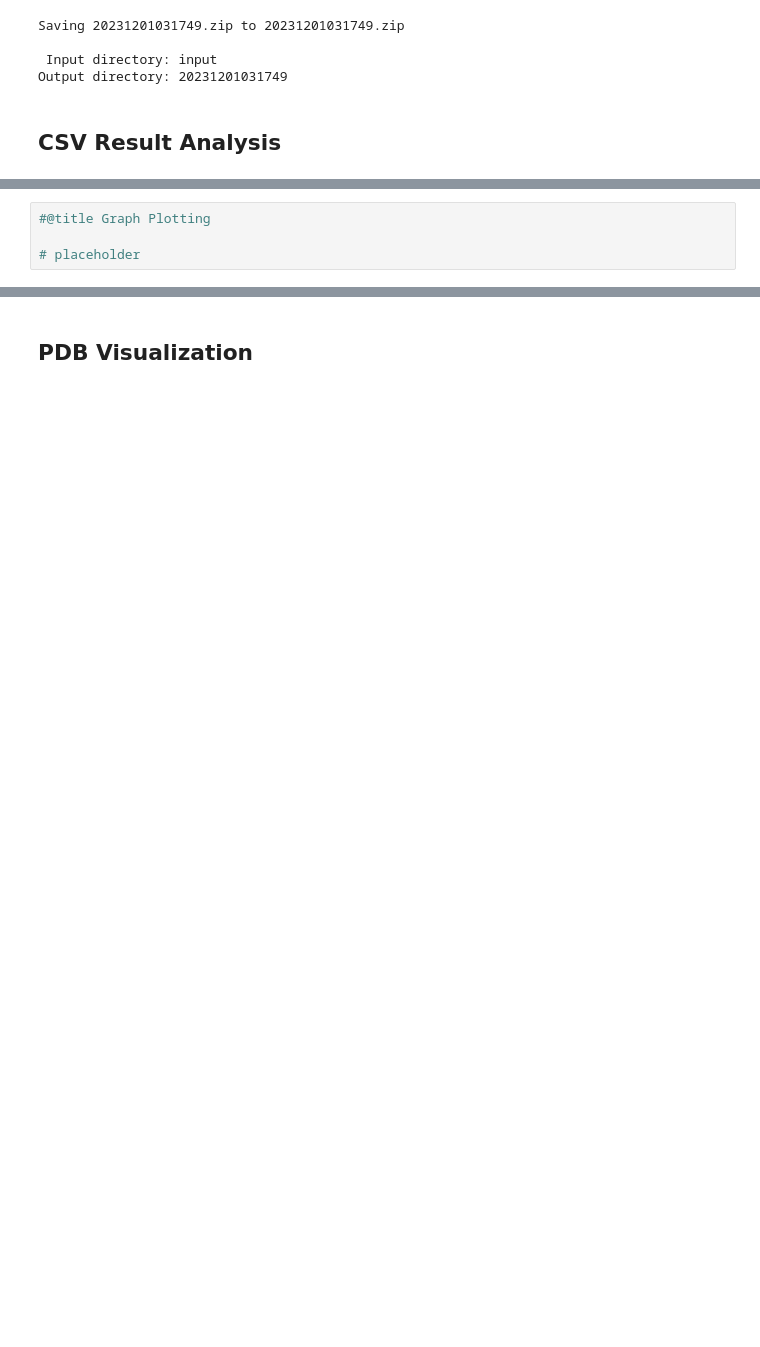
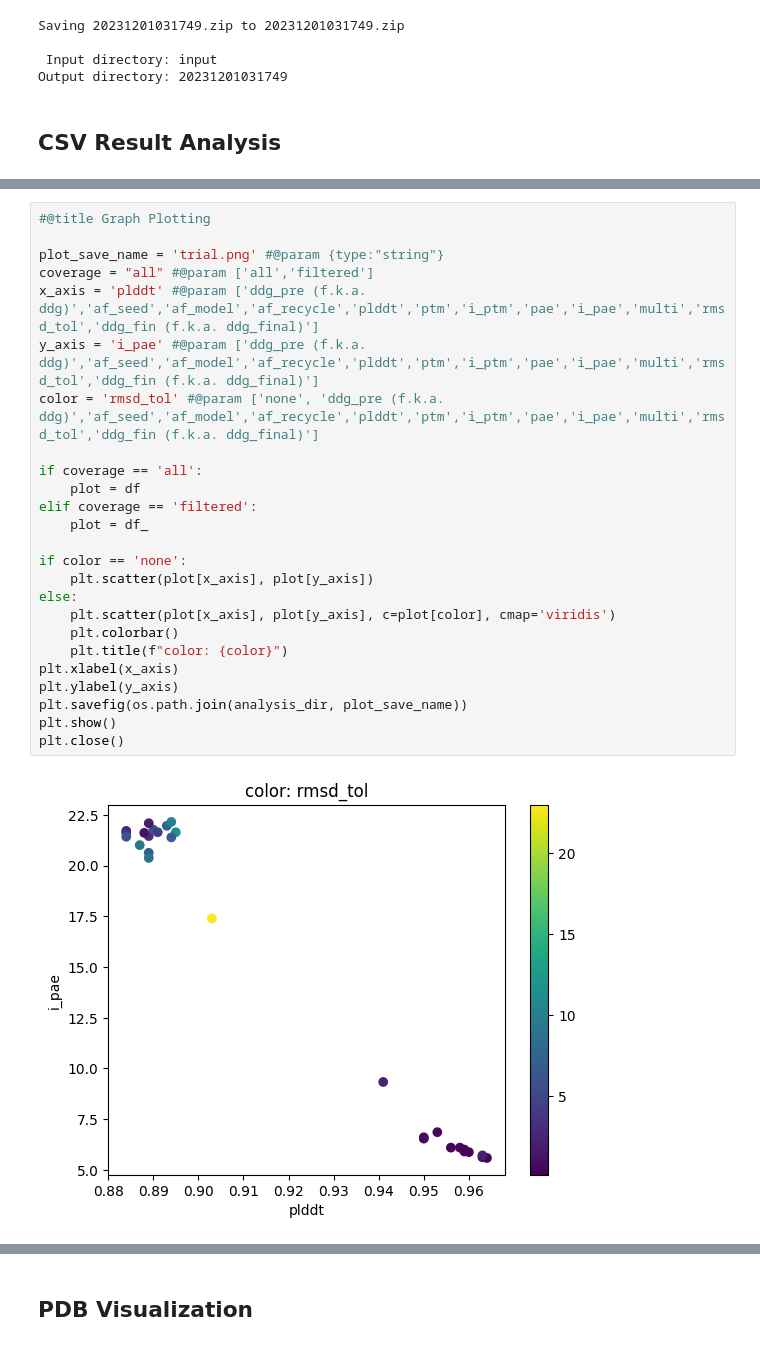
Before and after one commit to bramyeon/eval, a Jupyter notebook: colab/analyze.ipynb, the cells around one changed output, grey strips where cells are left out. Saved outputs shown, nothing was run; the diff lists cells and outputs as text; blank space fills up the shorter version.

```diff
--- a/colab/analyze.ipynb
+++ b/colab/analyze.ipynb
@@ -245,10 +246,33 @@ Filtered CSV saved successfully at: analysis_piQq/filtered_36EK.csv
 | 1 | 0000_rosetta.pdb | -63.301411 | QVQLQQPGAELVRPGASVKLSCKASGYSFTSYW... | 0 | model_2_multimer_v3 | 1 | 0.956 | 0.887 | 0.871 | 3.81000 | ... |
 | 26 | 0005_rosetta.pdb | -41.141395 | QVQLQQPGAELVRPGASVKLSCKASGYSFTSYW... | 0 | model_2_multimer_v3 | 1 | 0.958 | 0.887 | 0.876 | 3.84175 | ... |
 | 31 | REF1_rosetta.pdb | -107.194530 | QVQLQQPGAELVRPGASVKLSCKASGYSFTSYW... | 0 | model_2_multimer_v3 | 1 | 0.964 | 0.902 | 0.913 | 3.68300 | ... |
-# %%
-#@title Graph Plotting
-
-# placeholder
+# %%
+#@title Graph Plotting
+
+plot_save_name = 'trial.png' #@param {type:"string"}
+coverage = "all" #@param ['all','filtered']
+x_axis = 'plddt' #@param ['ddg_pre (f.k.a. ddg)','af_seed','af_model','af_recycle','plddt','ptm','i_ptm','pae','i_pae','multi','rmsd_tol','ddg_fin (f.k.a. ddg_final)']
+y_axis = 'i_pae' #@param ['ddg_pre (f.k.a. ddg)','af_seed','af_model','af_recycle','plddt','ptm','i_ptm','pae','i_pae','multi','rmsd_tol','ddg_fin (f.k.a. ddg_final)']
+color = 'rmsd_tol' #@param ['none', 'ddg_pre (f.k.a. ddg)','af_seed','af_model','af_recycle','plddt','ptm','i_ptm','pae','i_pae','multi','rmsd_tol','ddg_fin (f.k.a. ddg_final)']
+
+if coverage == 'all':
+    plot = df
+elif coverage == 'filtered':
+    plot = df_
+
+if color == 'none':
+    plt.scatter(plot[x_axis], plot[y_axis])
+else:
+    plt.scatter(plot[x_axis], plot[y_axis], c=plot[color], cmap='viridis')
+    plt.colorbar()
+    plt.title(f"color: {color}")
+plt.xlabel(x_axis)
+plt.ylabel(y_axis)
+plt.savefig(os.path.join(analysis_dir, plot_save_name))
+plt.show()
+plt.close()
+# %% [output]
+[figure, added]
 # %%
 #@title Download Analysis Results
 
```
Also changed, not shown: parts of 5 cells of this notebook.
